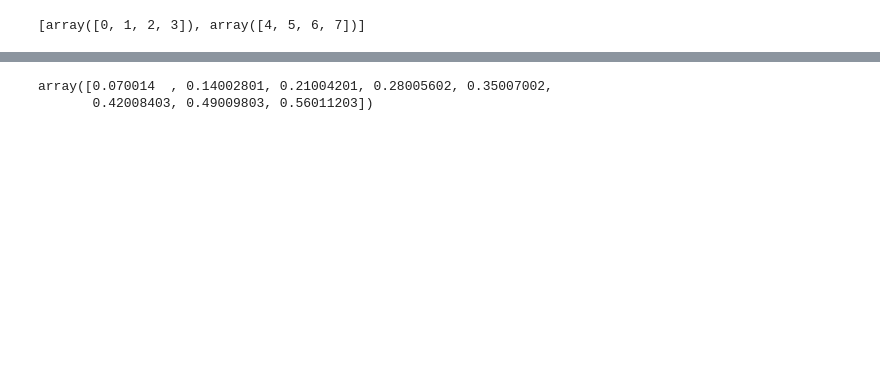
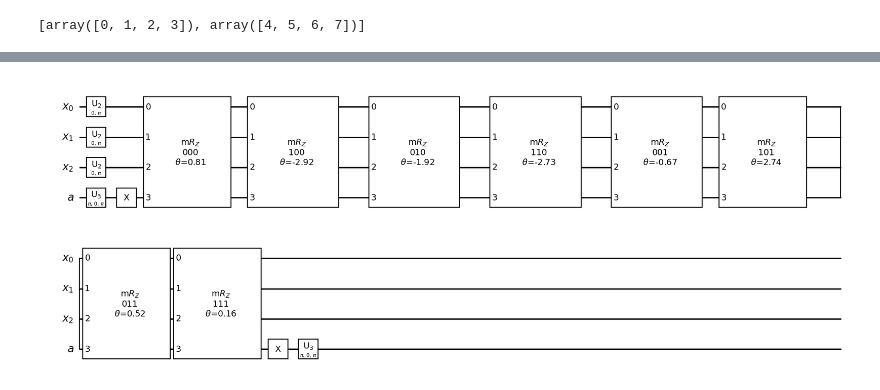
Before and after one commit to keshavdahiya/qc_bootcamp_project2_quantum_state_preparation, a Jupyter notebook: qc_mp2_main.ipynb, the cells around one changed output, grey strips where cells are left out. Cells and saved outputs as stored; diff of their text form; code cells hidden in the pictures; blank space fills up the shorter version.

Commit message:
quantum state preparation circuit

```diff
--- a/qc_mp2_main.ipynb
+++ b/qc_mp2_main.ipynb
@@ -66,5 +67,45 @@ qsp.decompose().draw(output='mpl', style='bw')
+# %%
+def rz_mux (n, theta, state):
+    reg = QuantumRegister(n, name='x')
+    anc = AncillaRegister(1, name='a')
+    circ = QuantumCircuit(reg, anc, name='m'+r'$R_Z$'+'\n'+str(state)+'\n'+r'$\theta$'+ '='+str(np.round(theta, 2)))
+    qbs = [reg[k] for k, x in enumerate(state) if x == '0']
+    if len(qbs) != 0:
+        circ.x(qbs)
+    circ.mcrz(2*theta, reg, anc[0])
+    if len(qbs) != 0:
+        circ.x(qbs)
+    return circ.to_gate()
+# %%
+def q_arg_prep (n, args):
+    reg = QuantumRegister(n, name='x')
+    anc = AncillaRegister(1, name='a')
+    circ = QuantumCircuit(reg, anc, name='arg_prep')
+    circ.x(anc)
+    for i in range(1<<n):
+        bi = format(i, f'0{n}b')[::-1]
+        circ.compose(rz_mux(n, args[i], bi), qubits=reg[:]+[anc[0]], inplace=True)
+    circ.x(anc)
+    return circ.to_gate()
+# %%
+n = 3
+args = np.random.uniform(-np.pi, np.pi, 1<<n)
+qx = QuantumRegister(n, name='x')
+qa = AncillaRegister(1, name='a')
+qsp = QuantumCircuit(qx, qa)
+qsp.h(qx)
+qsp.x(qa)
+qsp.compose(q_arg_prep(n, args), inplace=True)
+qsp.x(qa)
+qsp.decompose().draw(output='mpl', style='bw')
+# %% [output]
+[figure, added]
 # %%
-psi
+def gen_psi (n):
+    rand_amps = np.random.uniform(0, 10, 1<<n)
+    rand_args = np.random.uniform(-np.pi, np.pi, 1<<n)
+    rand_psi = rand_amps*np.exp(1.j*rand_args)
+    norm_psi = np.linalg.norm(rand_psi)
+    if norm_psi != 0:
+        return (1/norm_psi)*rand_psi
+    return gen_psi(n)
-# %% [output]
-array([0.070014  , 0.14002801, 0.21004201, 0.28005602, 0.35007002,
-       0.42008403, 0.49009803, 0.56011203])
```
Also changed, not shown: parts of 4 cells of this notebook.
